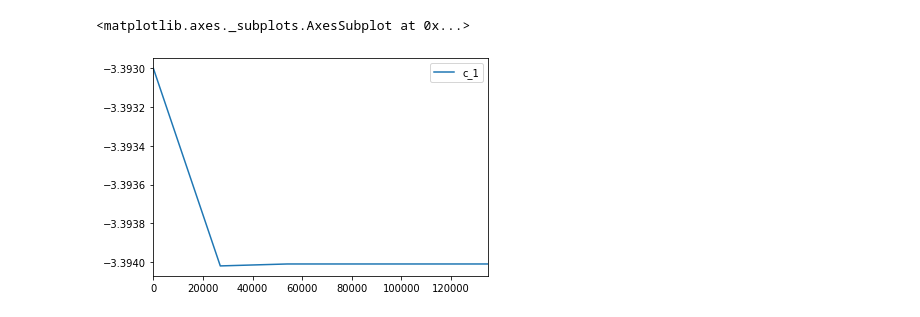
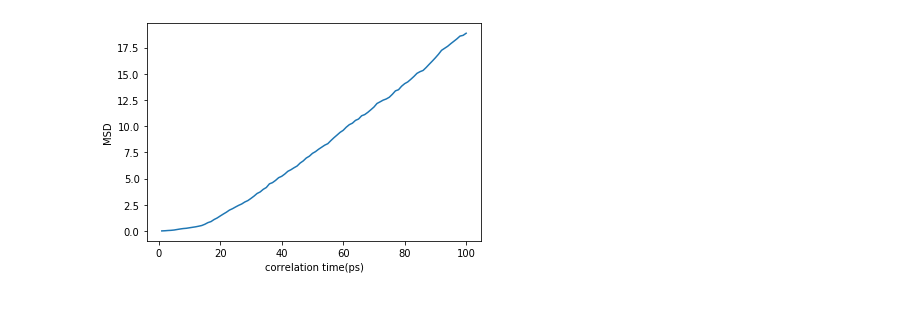
Before and after one commit to YuanshuoZhangDE/Python, a Jupyter notebook: Jupyter/Lammps Data Analysis/Lammps Data Analysis.ipynb, the cells around one changed output. Cells and saved outputs as stored; diff of their text form; code cells hidden in the pictures.

```diff
--- a/Jupyter/Lammps Data Analysis/Lammps Data Analysis.ipynb
+++ b/Jupyter/Lammps Data Analysis/Lammps Data Analysis.ipynb
@@ -26,5 +38,16 @@ data
-# %%
-data.plot(y='c_1')
-# %% [output]
-<matplotlib.axes._subplots.AxesSubplot at 0x...>
-[figure, removed]
+# %%
+step = contents['Step']/1000
+
+msd = contents['c_msd[4]']/3
+
+plt.figure()
+
+plt.xlabel("correlation time(ps)")
+
+plt.ylabel("MSD")
+
+plt.plot(step, msd)
+
+plt.show()
+# %% [output]
+[figure, added]
```
Also changed, not shown: parts of 4 cells of this notebook, 3 other files.
